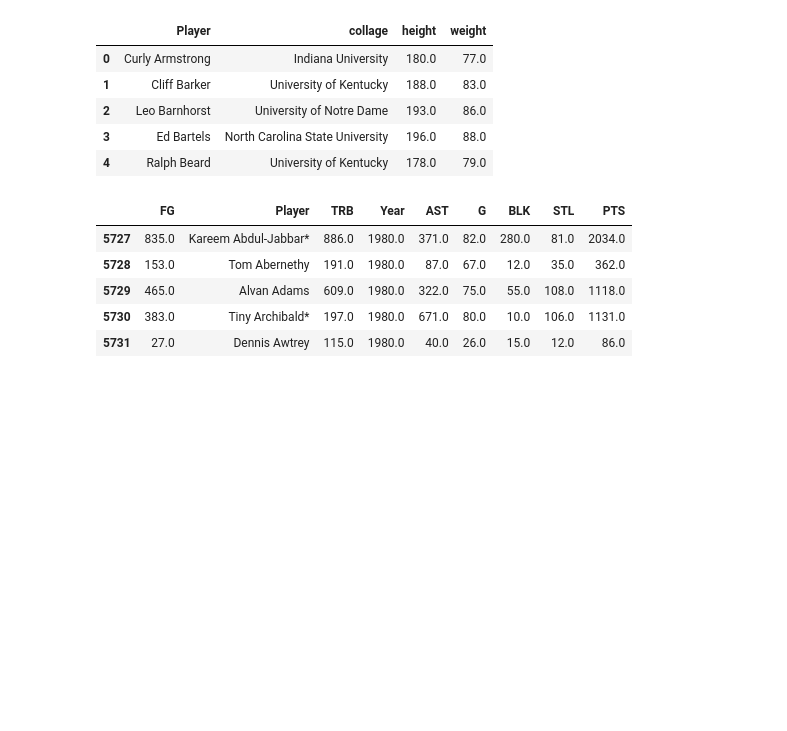
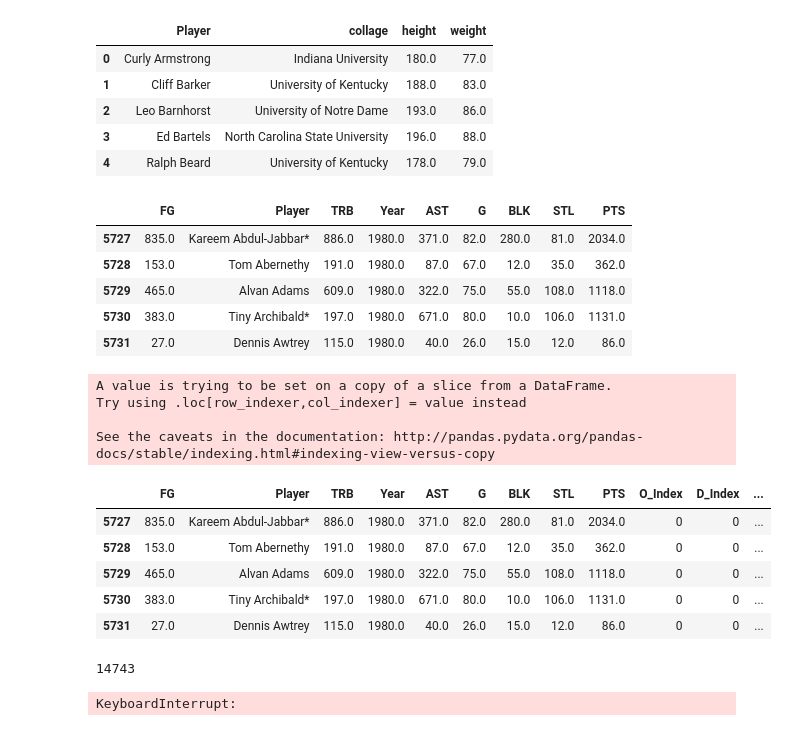
Before and after one commit to puglord88/Purple_Team_Project_1, a Jupyter notebook: NBA DATA CLEAN.ipynb, the cells around one changed output. Saved outputs shown, nothing was run; the diff lists cells and outputs as text; code cells hidden in the pictures; blank space fills up the shorter version.

```diff
--- a/NBA DATA CLEAN.ipynb
+++ b/NBA DATA CLEAN.ipynb
@@ -204,11 +204,74 @@ df_2010.head()
 # %%
 #df_2010.sort_values(by='FG', ascending=False)
 #grouped_year = df_2010.set_index('Year')
 #grouped_year.sort_values(by='FG', ascending=False)
 #grouped_year.loc['1980.0', 'FG']
 #print(grouped_year)
 
 #indexed1_df.groupby(level=[0,1])
 #print(indexed1_df)
 
 #indexed1_df.loc[('1980.0', 'Kareem Abdul-Jabbar*')]
+
+
+#O_index = []
+#D_index = []
+#overall_index = []
+
+
+
+#df_2010['O_Index', 'D_Index', 'Overall_Index' ] = []
+
+
+for newcol in ['O_Index','D_Index','Overall_Index']:
+    df_2010[newcol]=0
+
+df_2010.head()
+# %% [output]
+A value is trying to be set on a copy of a slice from a DataFrame.
+Try using .loc[row_indexer,col_indexer] = value instead
+
+See the caveats in the documentation: http://pandas.pydata.org/pandas-docs/stable/indexing.html#indexing-view-versus-copy
+|  | FG | Player | TRB | Year | AST | G | BLK | STL | PTS | O_Index | D_Index | ... |
+| 5727 | 835.0 | Kareem Abdul-Jabbar* | 886.0 | 1980.0 | 371.0 | 82.0 | 280.0 | 81.0 | 2034.0 | 0 | 0 | ... |
+| 5728 | 153.0 | Tom Abernethy | 191.0 | 1980.0 | 87.0 | 67.0 | 12.0 | 35.0 | 362.0 | 0 | 0 | ... |
+| 5729 | 465.0 | Alvan Adams | 609.0 | 1980.0 | 322.0 | 75.0 | 55.0 | 108.0 | 1118.0 | 0 | 0 | ... |
+| 5730 | 383.0 | Tiny Archibald* | 197.0 | 1980.0 | 671.0 | 80.0 | 10.0 | 106.0 | 1131.0 | 0 | 0 | ... |
+| 5731 | 27.0 | Dennis Awtrey | 115.0 | 1980.0 | 40.0 | 26.0 | 15.0 | 12.0 | 86.0 | 0 | 0 | ... |
+# %%
+#set index values
+TRB = .4
+FG = .1
+AST = .2
+BLK = .3
+PTS = .7
+STL = .3
+#set games played to a list
+Games_played = df_2010.G.tolist()
+len(Games_played)
+# %% [output]
+14743
+# %%
+#O_index = df_2010.
+
+
+#(TRB * Value_TRB)+(BLK * Value_BLK)+(STL * Value_STL)
+
+for index, row in df_2010.iterrows():
+
+    # get stats numbers from df
+    rebound_count = row['TRB']
+    block_count = row['BLK']
+    steal_count = row['STL']
+    game_count = row['G']
+
+    defensive_value = (TRB * rebound_count)+(BLK * block_count)+(STL * steal_count)/game_count
+    offensive_value = (FG * row["FG"])+(AST * row["AST"])+(PTS * row["PTS"])/game_count
+
+    df_2010.loc[index, 'O_Index'] = offensive_value
+    df_2010.loc[index, 'D_Index'] = defensive_value
+    #df_2010.loc[index, 'Overall_Index'] = results_lng
+
+df_2010.head(10)
+# %% [output]
+KeyboardInterrupt:
```
Also changed, not shown: parts of 1 cell of this notebook.
